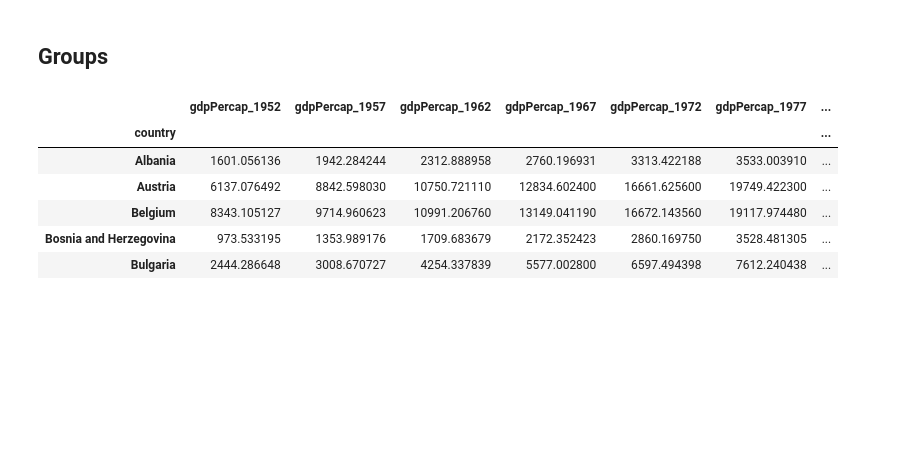
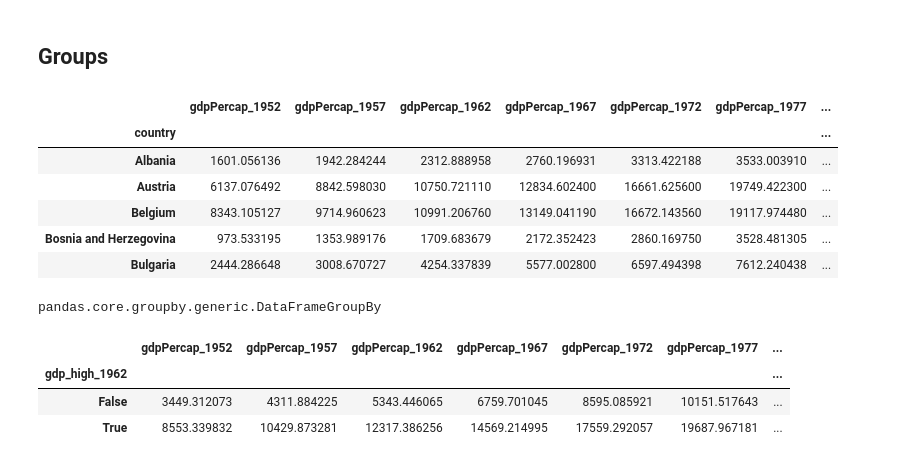
Before and after one commit to paulmaxus/livecode-2024-11-25, a Jupyter notebook: notebooks/dataframes.ipynb, the cells around one changed output. Drawn from its saved outputs; the diff is of its cells as text; code cells hidden in the pictures; blank space fills up the shorter version.

```diff
--- a/notebooks/dataframes.ipynb
+++ b/notebooks/dataframes.ipynb
@@ -223,4 +223,13 @@ data["gdp_high_1962"] = data["gdpPercap_1962"] > data["gdpPercap_1962"].mean()
 # %%
 # group: True, False
 # %%
-data.groupby(
+type(data.groupby("gdp_high_1962"))
+# %% [output]
+pandas.core.groupby.generic.DataFrameGroupBy
+# %%
+data.groupby("gdp_high_1962").mean()
+# %% [output]
+|  | gdpPercap_1952 | gdpPercap_1957 | gdpPercap_1962 | gdpPercap_1967 | gdpPercap_1972 | gdpPercap_1977 | ... |
+| gdp_high_1962 |  |  |  |  |  |  | ... |
+| False | 3449.312073 | 4311.884225 | 5343.446065 | 6759.701045 | 8595.085921 | 10151.517643 | ... |
+| True | 8553.339832 | 10429.873281 | 12317.386256 | 14569.214995 | 17559.292057 | 19687.967181 | ... |
```
